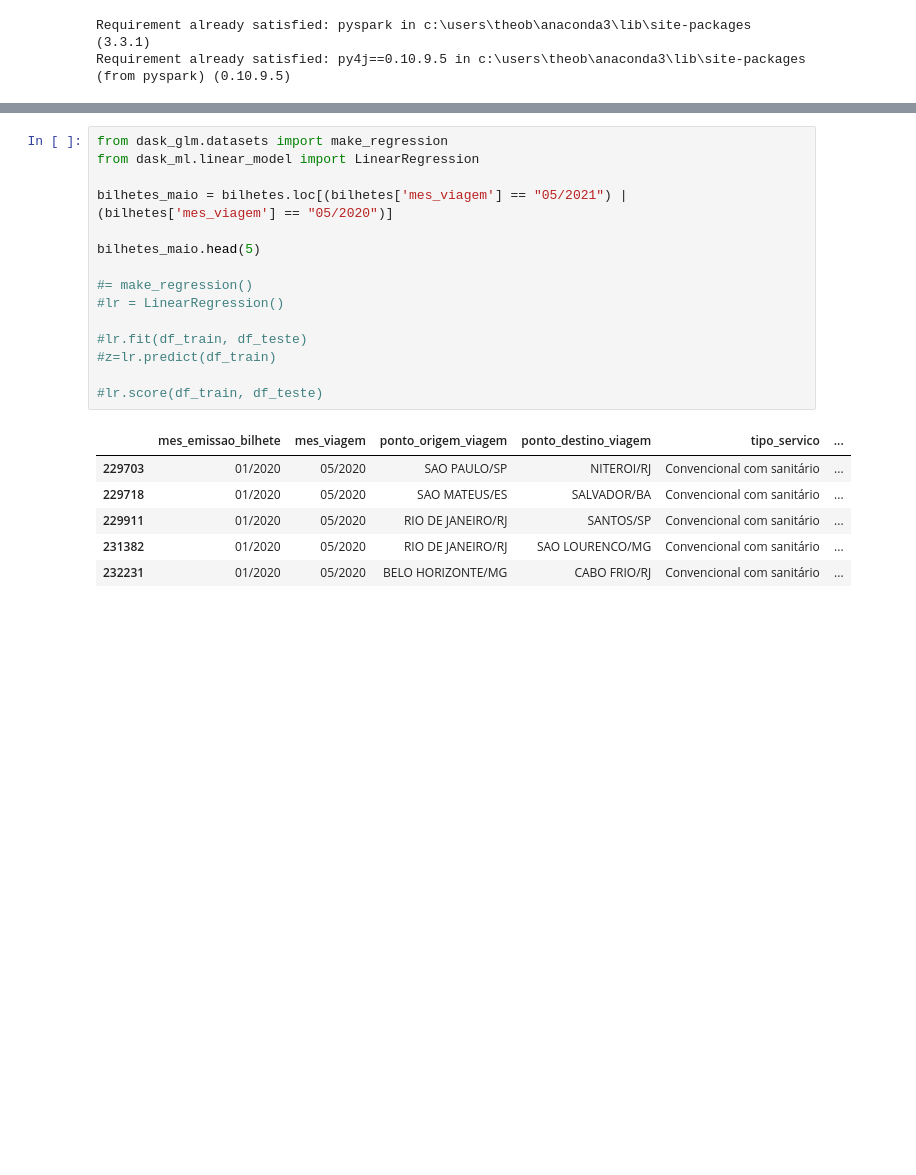
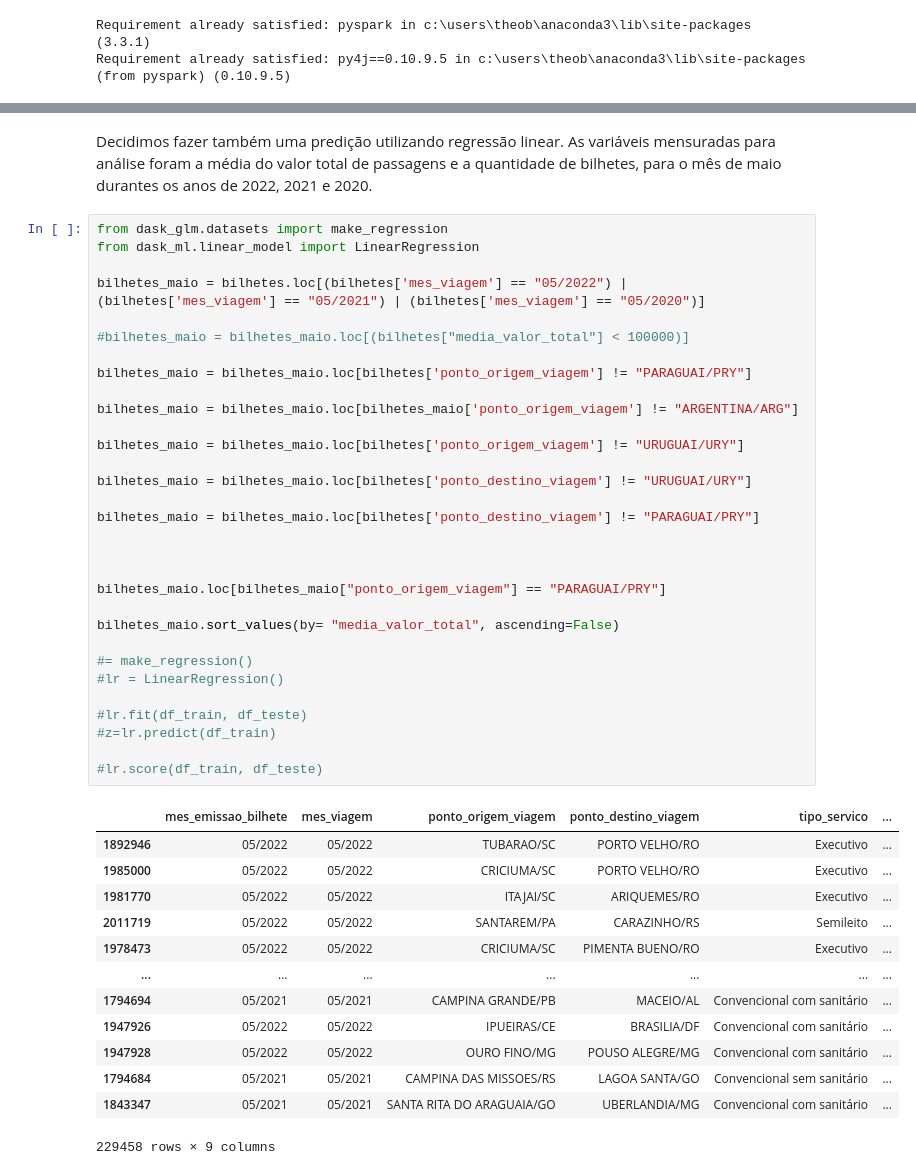
Before and after one commit to TheoBR00/Projeto-Big-Data, a Jupyter notebook: Analise.ipynb, the cells around one changed output, grey strips where cells are left out. Drawn from its saved outputs; the diff is of its cells as text; blank space fills up the shorter version.

```diff
--- a/Analise.ipynb
+++ b/Analise.ipynb
@@ -472,25 +462,51 @@ Successfully installed dask-ml-2022.5.27
+# %% [markdown]
+Decidimos fazer também uma predição utilizando regressão linear.
+As variáveis mensuradas para análise foram a média do valor total de passagens e a quantidade de bilhetes, para o mês de maio durantes os anos de 2022, 2021 e 2020.
 # %%
 from dask_glm.datasets import make_regression
 from dask_ml.linear_model import LinearRegression
 
-bilhetes_maio = bilhetes.loc[(bilhetes['mes_viagem'] == "05/2021") | (bilhetes['mes_viagem'] == "05/2020")]
+bilhetes_maio = bilhetes.loc[(bilhetes['mes_viagem'] == "05/2022") | (bilhetes['mes_viagem'] == "05/2021") | (bilhetes['mes_viagem'] == "05/2020")]
 
-bilhetes_maio.head(5)
+#bilhetes_maio = bilhetes_maio.loc[(bilhetes["media_valor_total"] < 100000)]
+
+bilhetes_maio = bilhetes_maio.loc[bilhetes['ponto_origem_viagem'] != "PARAGUAI/PRY"]
+
+bilhetes_maio = bilhetes_maio.loc[bilhetes_maio['ponto_origem_viagem'] != "ARGENTINA/ARG"]
+
+bilhetes_maio = bilhetes_maio.loc[bilhetes['ponto_origem_viagem'] != "URUGUAI/URY"]
+
+bilhetes_maio = bilhetes_maio.loc[bilhetes['ponto_destino_viagem'] != "URUGUAI/URY"]
+
+bilhetes_maio = bilhetes_maio.loc[bilhetes['ponto_destino_viagem'] != "PARAGUAI/PRY"]
+
+
+
+bilhetes_maio.loc[bilhetes_maio["ponto_origem_viagem"] == "PARAGUAI/PRY"]
+
+bilhetes_maio.sort_values(by= "media_valor_total", ascending=False)
 
 #= make_regression()
 #lr = LinearRegression()
 
 #lr.fit(df_train, df_teste)
 #z=lr.predict(df_train)
 
 #lr.score(df_train, df_teste)
 # %% [output]
 |  | mes_emissao_bilhete | mes_viagem | ponto_origem_viagem | ponto_destino_viagem | tipo_servico | ... |
-| 229703 | 01/2020 | 05/2020 | SAO PAULO/SP | NITEROI/RJ | Convencional com sanitário | ... |
-| 229718 | 01/2020 | 05/2020 | SAO MATEUS/ES | SALVADOR/BA | Convencional com sanitário | ... |
-| 229911 | 01/2020 | 05/2020 | RIO DE JANEIRO/RJ | SANTOS/SP | Convencional com sanitário | ... |
-| 231382 | 01/2020 | 05/2020 | RIO DE JANEIRO/RJ | SAO LOURENCO/MG | Convencional com sanitário | ... |
-| 232231 | 01/2020 | 05/2020 | BELO HORIZONTE/MG | CABO FRIO/RJ | Convencional com sanitário | ... |
+| 1892946 | 05/2022 | 05/2022 | TUBARAO/SC | PORTO VELHO/RO | Executivo | ... |
+| 1985000 | 05/2022 | 05/2022 | CRICIUMA/SC | PORTO VELHO/RO | Executivo | ... |
+| 1981770 | 05/2022 | 05/2022 | ITAJAI/SC | ARIQUEMES/RO | Executivo | ... |
+| 2011719 | 05/2022 | 05/2022 | SANTAREM/PA | CARAZINHO/RS | Semileito | ... |
+| 1978473 | 05/2022 | 05/2022 | CRICIUMA/SC | PIMENTA BUENO/RO | Executivo | ... |
+| ... | ... | ... | ... | ... | ... | ... |
+| 1794694 | 05/2021 | 05/2021 | CAMPINA GRANDE/PB | MACEIO/AL | Convencional com sanitário | ... |
+| 1947926 | 05/2022 | 05/2022 | IPUEIRAS/CE | BRASILIA/DF | Convencional com sanitário | ... |
+| 1947928 | 05/2022 | 05/2022 | OURO FINO/MG | POUSO ALEGRE/MG | Convencional com sanitário | ... |
+| 1794684 | 05/2021 | 05/2021 | CAMPINA DAS MISSOES/RS | LAGOA SANTA/GO | Convencional sem sanitário | ... |
+| 1843347 | 05/2021 | 05/2021 | SANTA RITA DO ARAGUAIA/GO | UBERLANDIA/MG | Convencional com sanitário | ... |
+229458 rows × 9 columns
 # %%
 bilhetes_maio_quant = bilhetes_maio["quantidade_bilhetes"]
 bilhetes_maio_mean = bilhetes_maio["media_valor_total"]
```
Also changed, not shown: parts of 7 cells of this notebook.
